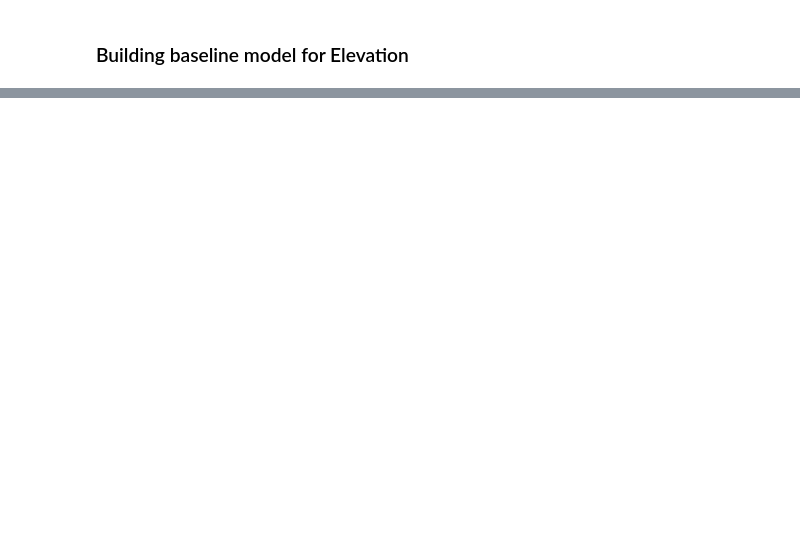
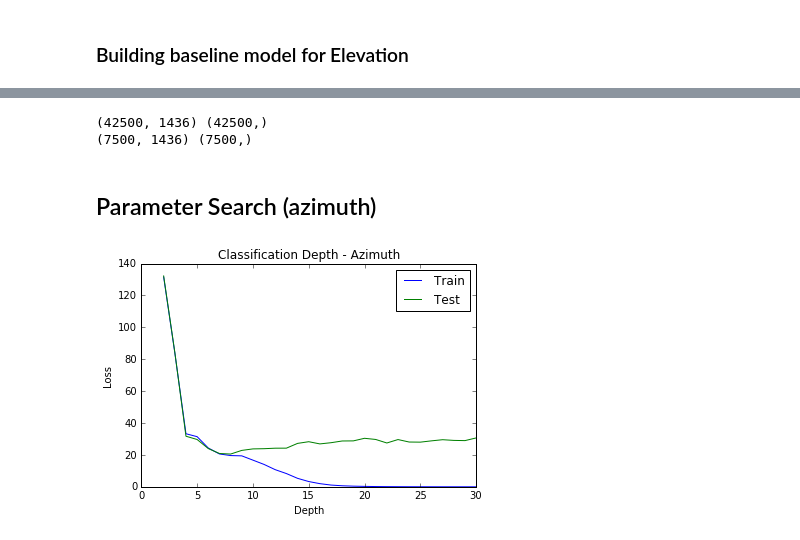
Before and after one commit to mvp291/dsga1003_term_project, a Jupyter notebook: 01_Data_Preparation_and_Understanding.ipynb, the cells around one changed output, grey strips where cells are left out. Drawn from its saved outputs; the diff is of its cells as text; code cells hidden in the pictures; blank space fills up the shorter version.

```diff
--- a/01_Data_Preparation_and_Understanding.ipynb
+++ b/01_Data_Preparation_and_Understanding.ipynb
@@ -406,0 +608,11 @@ print train.shape, val.shape, test.shape
+# %%
+X2_train, y2_train = train.ix[:, :-3], train.ix[:, 'azimuth']
+X2_test, y2_test = test.ix[:, :-3], test.ix[:, 'azimuth']
+
+print X2_train.shape, y2_train.shape
+print X2_test.shape, y2_test.shape
+# %% [output]
+(42500, 1436) (42500,)
+(7500, 1436) (7500,)
+# %% [markdown]
+## Parameter Search (azimuth)
@@ -406,0 +621,36 @@ print train.shape, val.shape, test.shape
+# %%
+# Classification Tree Depth Search
+c_tree_loss_train = np.zeros(sizearray)
+c_tree_loss_test = np.zeros(sizearray)
+
+count = 0
+for i in range(minDepth,maxDepth+1):
+    print("Calculating Classification Tree for depth = "+str(i))
+    depth=i
+    c_tree = DecisionTreeClassifier(max_depth=depth)
+    c_tree.fit(X2_train, y2_train.astype(np.str))
+
+    # Predict Train error
+    y2_pred_train = c_tree.predict(X2_train).astype(np.float64)
+    c_tree_loss_train[count] = mean_absolute_error(y2_train, y2_pred_train)
+
+    # Predict Test error
+    y2_pred_test = c_tree.predict(X2_test).astype(np.float64)
+    c_tree_loss_test[count] = mean_absolute_error(y2_test, y2_pred_test)
+
+    count += 1
+    clear_output()
+# %%
+# Plot of Losses for different depths
+# CLASSIFICATION TREES
+
+plt.plot(np.arange(minDepth,maxDepth+1),c_tree_loss_train,label='Train')
+plt.plot(np.arange(minDepth,maxDepth+1),c_tree_loss_test,label='Test')
+
+plt.ylabel('Loss')
+plt.xlabel('Depth')
+plt.title('Classification Depth - Azimuth')
+plt.legend()
+plt.show()
+# %% [output]
+[figure, added]
```
Also changed, not shown: parts of 37 cells of this notebook.
